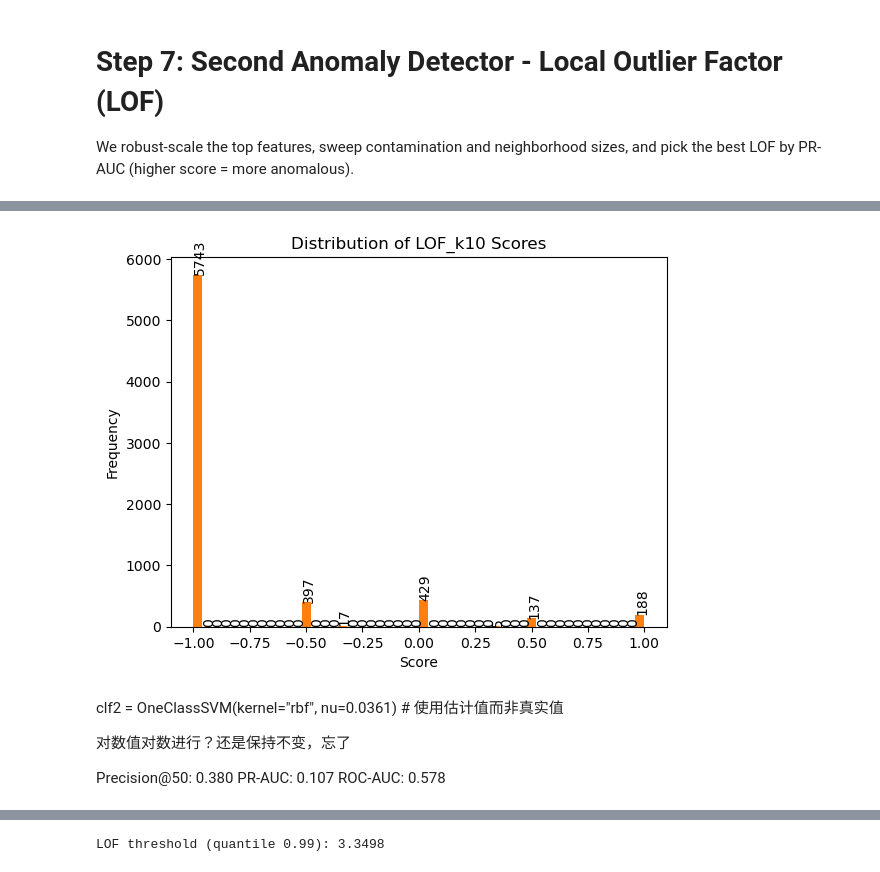
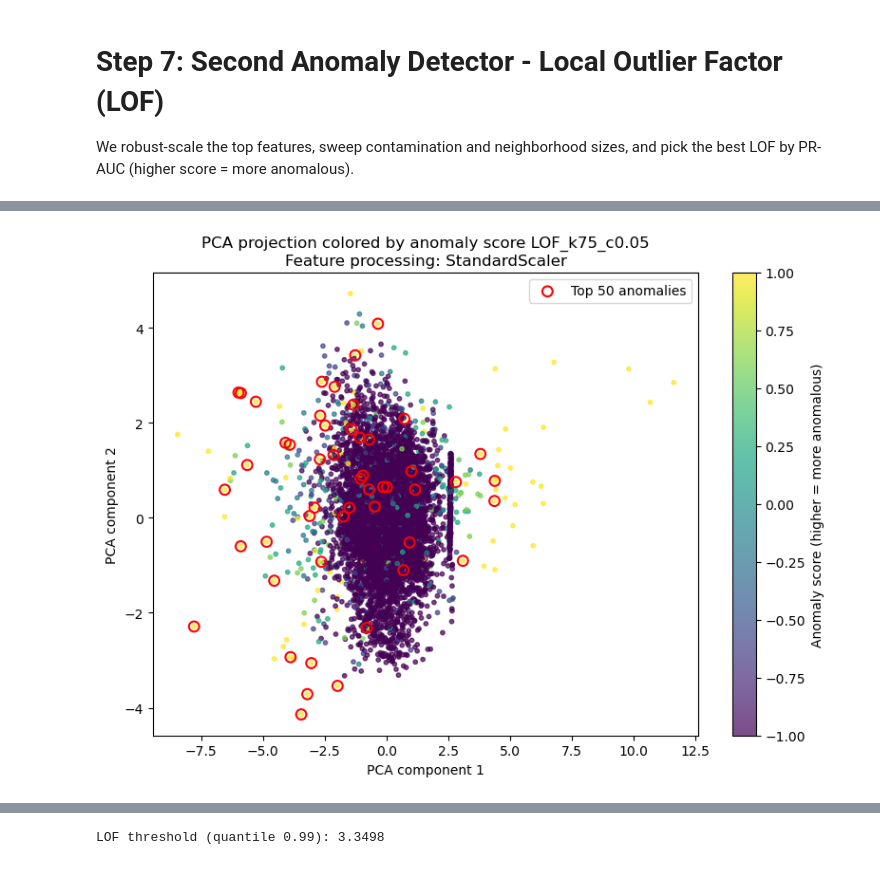
Before and after one commit to feng123liang/project, a Jupyter notebook: project.ipynb, the cells around one changed output, grey strips where cells are left out. Drawn from its saved outputs; the diff is of its cells as text; code cells hidden in the pictures.

```diff
--- a/project.ipynb
+++ b/project.ipynb
@@ -378,10 +378,9 @@ iforest_fw = IsolationForest(
     n_jobs=-1
 )
 
-iforest_fw.fit(X_processed)
-print(X_processed.shape)
+iforest_fw.fit(X_weighted_scaled)
 # Higher scores = more anomalous
-raw_scores_fw = iforest_fw.score_samples(X_processed)
+raw_scores_fw = iforest_fw.score_samples(X_weighted_scaled)
 anomaly_scores_fw = -raw_scores_fw
 
 print("Sample of FWIF anomaly scores:")
@@ -1077,24 +1056,53 @@ RobustScalar
 # %%
-final_scores
-one_sample = final_scores['LOF_k20'].copy()
-# 检查分布
 import matplotlib.pyplot as plt
-plt.hist(one_sample, bins=50)
-plt.title('Distribution of LOF_k10 Scores')
-# 显示每个bin的数量
-counts, bins, patches = plt.hist(one_sample, bins=50)
-for count, bin_edge in zip(counts, bins):
-    plt.text(bin_edge, count, str(int(count)), rotation=90, va='bottom')
-plt.xlabel('Score')
-plt.ylabel('Frequency')
-plt.show()
+import seaborn as sns
+from sklearn.decomposition import PCA
+from sklearn.metrics import confusion_matrix, classification_report, precision_recall_curve, roc_curve
+import numpy as np
+import pandas as pd
+
+
+X_processed, _, _ = preprocess_data(X, numeric_features, binary_features)
+
+anomaly_scores_best = final_scores[best_detector['detector']]
+# 2D PCA on weighted, scaled features
+def plot_2D_PCA(X_processed, anomaly_scores, K=50, title_suffix="", feature_description=""):
+    """绘制2D PCA图，突出显示前K个异常点"""
+    pca = PCA(n_components=2, random_state=42)
+    X_pca = pca.fit_transform(X_processed)
+
+    topK_idx = np.argsort(-anomaly_scores)[:K]
+
+    plt.figure(figsize=(8, 6))
+
+    sc = plt.scatter(
+        X_pca[:, 0],
+        X_pca[:, 1],
+        c=anomaly_scores,
+        s=10,
+        alpha=0.7
+    )
+
+    plt.scatter(
+        X_pca[topK_idx, 0],
+        X_pca[topK_idx, 1],
+        facecolors='none',
+        edgecolors='red',
+        s=60,
+        linewidths=1.5,
+        label=f"Top {K} anomalies"
+    )
+
+    plt.colorbar(sc, label="Anomaly score (higher = more anomalous)")
+    plt.xlabel("PCA component 1")
+    plt.ylabel("PCA component 2")
+    plt.title(f"PCA projection colored by anomaly score {title_suffix}\nFeature processing: {feature_description}")
+    plt.savefig(f"pca_topK_{title_suffix.replace(' ', '_')}_{feature_description.replace(' ', '_')}.png", dpi=300)
+    plt.legend()
+
+    plt.tight_layout()
+    plt.show()
+
+plot_2D_PCA(X_processed, anomaly_scores_best, K=50, title_suffix=best_detector['detector'], feature_description="StandardScaler")
 # %% [output]
-[figure, old version]
+[figure, new version]
-# %% [markdown]
-clf2 = OneClassSVM(kernel="rbf", nu=0.0361)  # 使用估计值而非真实值
-
-对数值对数进行？还是保持不变，忘了
-
-Precision@50: 0.380
-PR-AUC: 0.107
-ROC-AUC: 0.578
```
Also changed, not shown: parts of 12 cells of this notebook, 4 other files.
